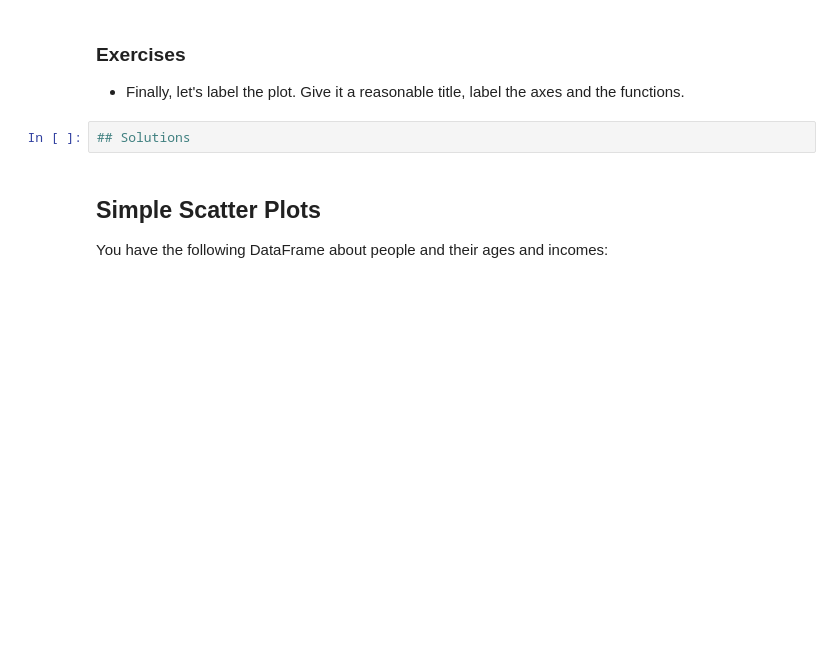
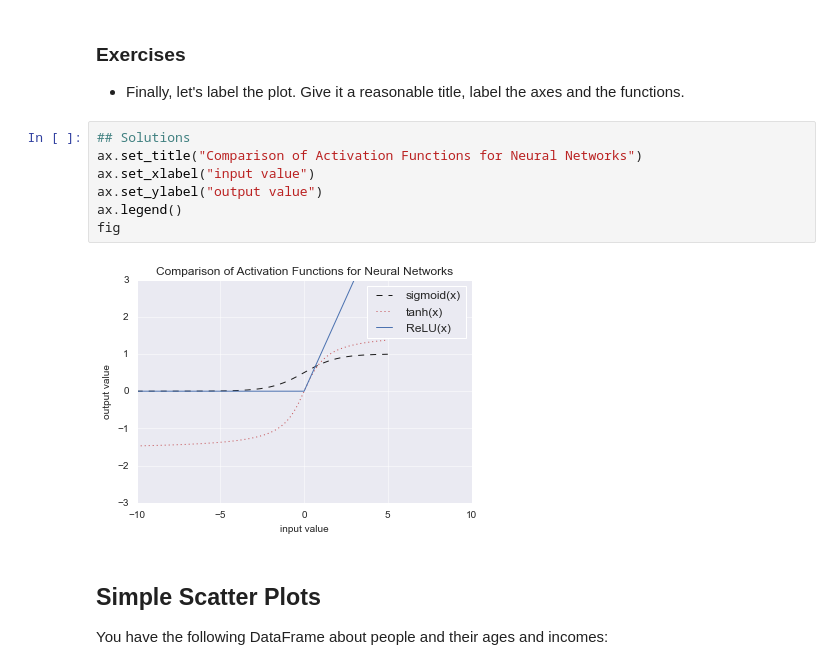
Before and after one commit to IchChefDuNixx/2023SS, a Jupyter notebook: DS/data_aai_sose23/lecture06_visual_EDA/h06a-assignment-visualization.ipynb, the cells around one changed output. Drawn from its saved outputs; the diff is of its cells as text; blank space fills up the shorter version.

```diff
--- a/DS/data_aai_sose23/lecture06_visual_EDA/h06a-assignment-visualization.ipynb
+++ b/DS/data_aai_sose23/lecture06_visual_EDA/h06a-assignment-visualization.ipynb
@@ -40,8 +75,15 @@ def ReLU(x):
 ### Exercises
 
 - Finally, let's label the plot. Give it a reasonable title, label the axes and the functions.
-# %%
-## Solutions
+# %%
+## Solutions
+ax.set_title("Comparison of Activation Functions for Neural Networks")
+ax.set_xlabel("input value")
+ax.set_ylabel("output value")
+ax.legend()
+fig
+# %% [output]
+[figure, added]
 # %% [markdown]
 ## Simple Scatter Plots
 
```
Also changed, not shown: parts of 20 cells of this notebook.
